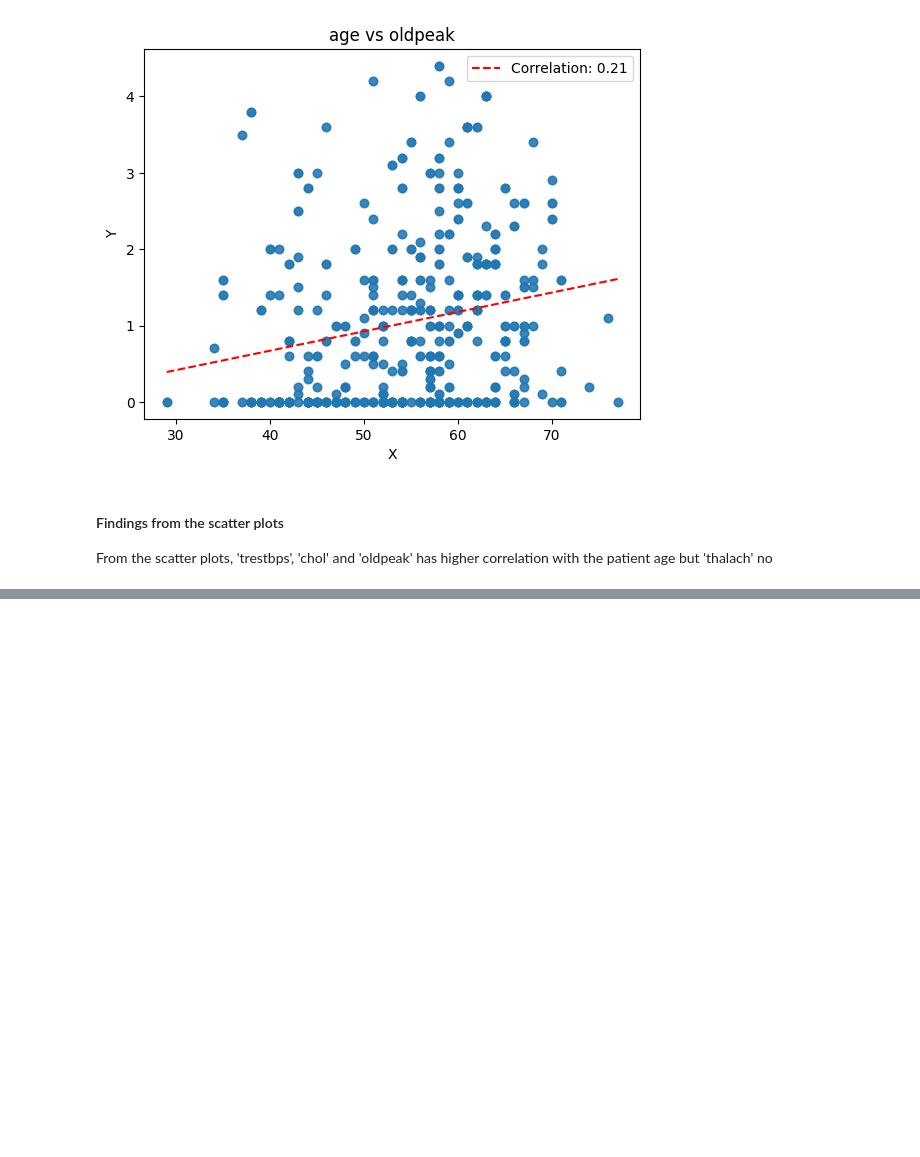
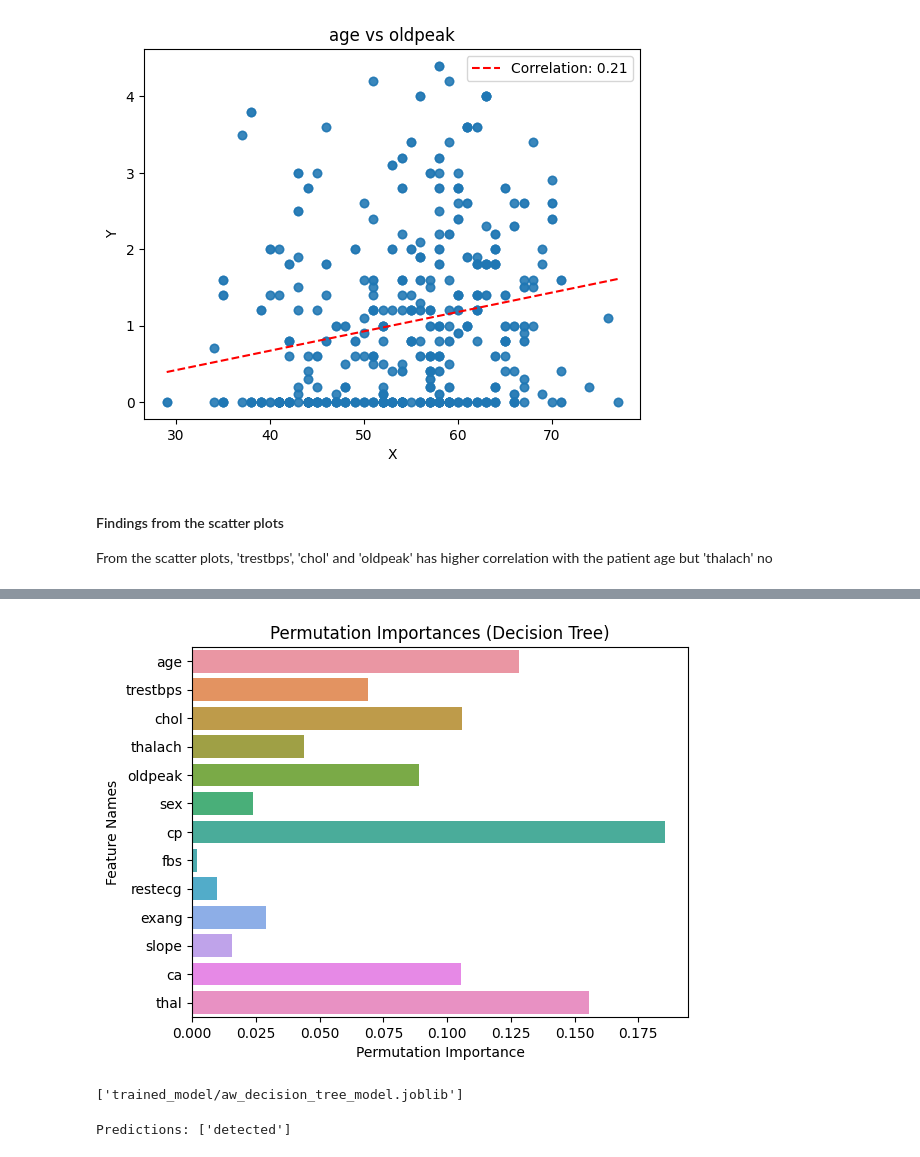
Before and after one commit to karhong-sam/project-wqd7003-ds-analysis, a Jupyter notebook: albert_EDA_trial.ipynb, the cells around one changed output, grey strips where cells are left out. Drawn from its saved outputs; the diff is of its cells as text; code cells hidden in the pictures; blank space fills up the shorter version.

```diff
--- a/albert_EDA_trial.ipynb
+++ b/albert_EDA_trial.ipynb
@@ -422,0 +516,40 @@ From the scatter plots, 'trestbps', 'chol' and 'oldpeak' has higher correlation
+# %%
+from sklearn.inspection import permutation_importance
+
+# Compute permutation importances (Logistic regression, SVMs)
+result = permutation_importance(clf, X_test, y_test, n_repeats=10, random_state=42, n_jobs=-1)
+
+# Access feature importances from permutation importances
+feature_importances = result.importances_mean
+
+# Create a bar chart to visualize feature importances
+sns.barplot(x=feature_importances, y=X.columns)
+plt.xlabel('Permutation Importance')
+plt.ylabel('Feature Names')
+plt.title('Permutation Importances (Decision Tree)')
+plt.show()
+# %% [output]
+[figure, added]
+# %%
+# save the model
+joblib.dump(clf, 'trained_model/aw_decision_tree_model.joblib')
+# %% [output]
+['trained_model/aw_decision_tree_model.joblib']
+# %%
+# test with trained model
+
+# test model with only features
+X = np.array([58, 0, 0, 100, 248, 0, 0, 122, 0, 1, 1, 0, 2]).reshape(1, -1)
+
+# load the trained model
+clf = joblib.load('trained_model/decision_tree_model.joblib')
+
+# make predictions using the loaded model
+y_pred = clf.predict(X)
+
+predicted_labels = ['detected' if pred == 1 else 'not-detected' for pred in y_pred]
+
+# print the predictions
+print('Predictions:', predicted_labels)
+# %% [output]
+Predictions: ['detected']
```
Also changed, not shown: parts of 4 cells of this notebook.
